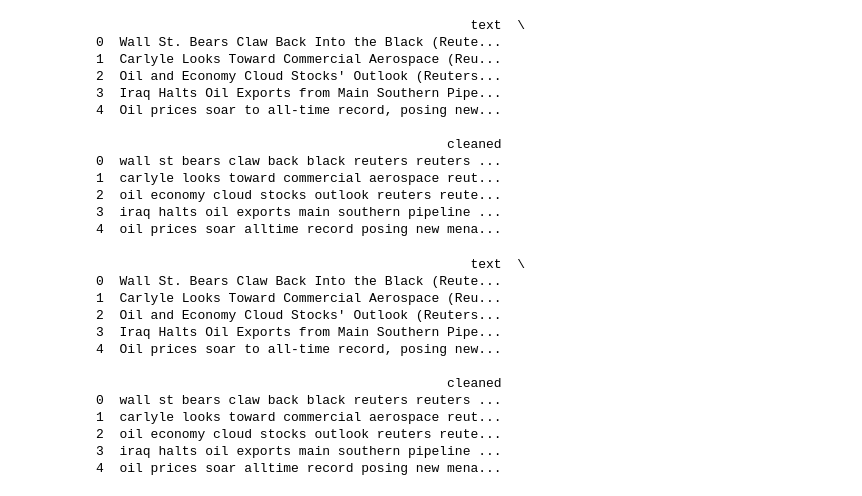
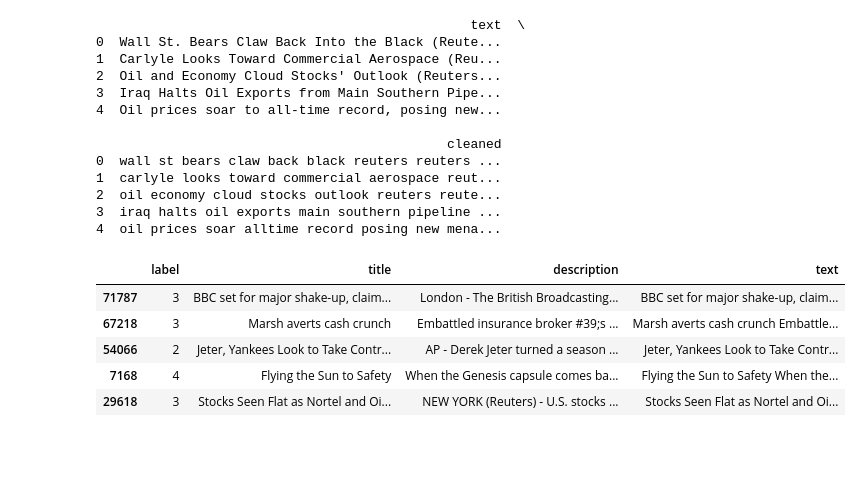
Before and after one commit to ipeakk/LHL_LLM_Project, a Jupyter notebook: notebooks/1-preprocessing.ipynb, the cells around one changed output. Saved outputs shown, nothing was run; the diff lists cells and outputs as text; code cells hidden in the pictures; blank space fills up the shorter version.

Commit message:
Update 1-preprocessing notebook2

```diff
--- a/notebooks/1-preprocessing.ipynb
+++ b/notebooks/1-preprocessing.ipynb
@@ -78,0 +7,16 @@ news_df
+# %%
+import pandas as pd
+
+train_df = pd.read_csv(
+    "train.csv",
+    header=None,
+    names=["label","title","description"]
+)
+test_df = pd.read_csv(
+    "test.csv",
+    header=None,
+    names=["label","title","description"]
+)
+
+train_df["text"] = train_df["title"] + " " + train_df["description"]
+test_df["text"]  = test_df["title"]  + " " + test_df["description"]
@@ -140,22 +112,13 @@ print(sample[["text","cleaned"]])
 2  oil economy cloud stocks outlook reuters reute...
 3  iraq halts oil exports main southern pipeline ...
 4  oil prices soar alltime record posing new mena...
-# %%
-news_df["cleaned"] = news_df["text"].apply(preprocess_text_simple)
-
-
-print(news_df[["text","cleaned"]].head())
-# %% [output]
-                                                text  \
-0  Wall St. Bears Claw Back Into the Black (Reute...
-1  Carlyle Looks Toward Commercial Aerospace (Reu...
-2  Oil and Economy Cloud Stocks' Outlook (Reuters...
-3  Iraq Halts Oil Exports from Main Southern Pipe...
-4  Oil prices soar to all-time record, posing new...
-
-                                             cleaned
-0  wall st bears claw back black reuters reuters ...
-1  carlyle looks toward commercial aerospace reut...
-2  oil economy cloud stocks outlook reuters reute...
-3  iraq halts oil exports main southern pipeline ...
-4  oil prices soar alltime record posing new mena...
+# %%
+sample_rand = train_df.sample(n=5, random_state=42).copy()
+sample_rand
+# %% [output]
+|  | label | title | description | text |
+| 71787 | 3 | BBC set for major shake-up, claim... | London - The British Broadcasting... | BBC set for major shake-up, claim... |
+| 67218 | 3 | Marsh averts cash crunch | Embattled insurance broker #39;s ... | Marsh averts cash crunch Embattle... |
+| 54066 | 2 | Jeter, Yankees Look to Take Contr... | AP - Derek Jeter turned a season ... | Jeter, Yankees Look to Take Contr... |
+| 7168 | 4 | Flying the Sun to Safety | When the Genesis capsule comes ba... | Flying the Sun to Safety When the... |
+| 29618 | 3 | Stocks Seen Flat as Nortel and Oi... | NEW YORK (Reuters) - U.S. stocks ... | Stocks Seen Flat as Nortel and Oi... |
```
Also changed, not shown: parts of 10 cells of this notebook.
